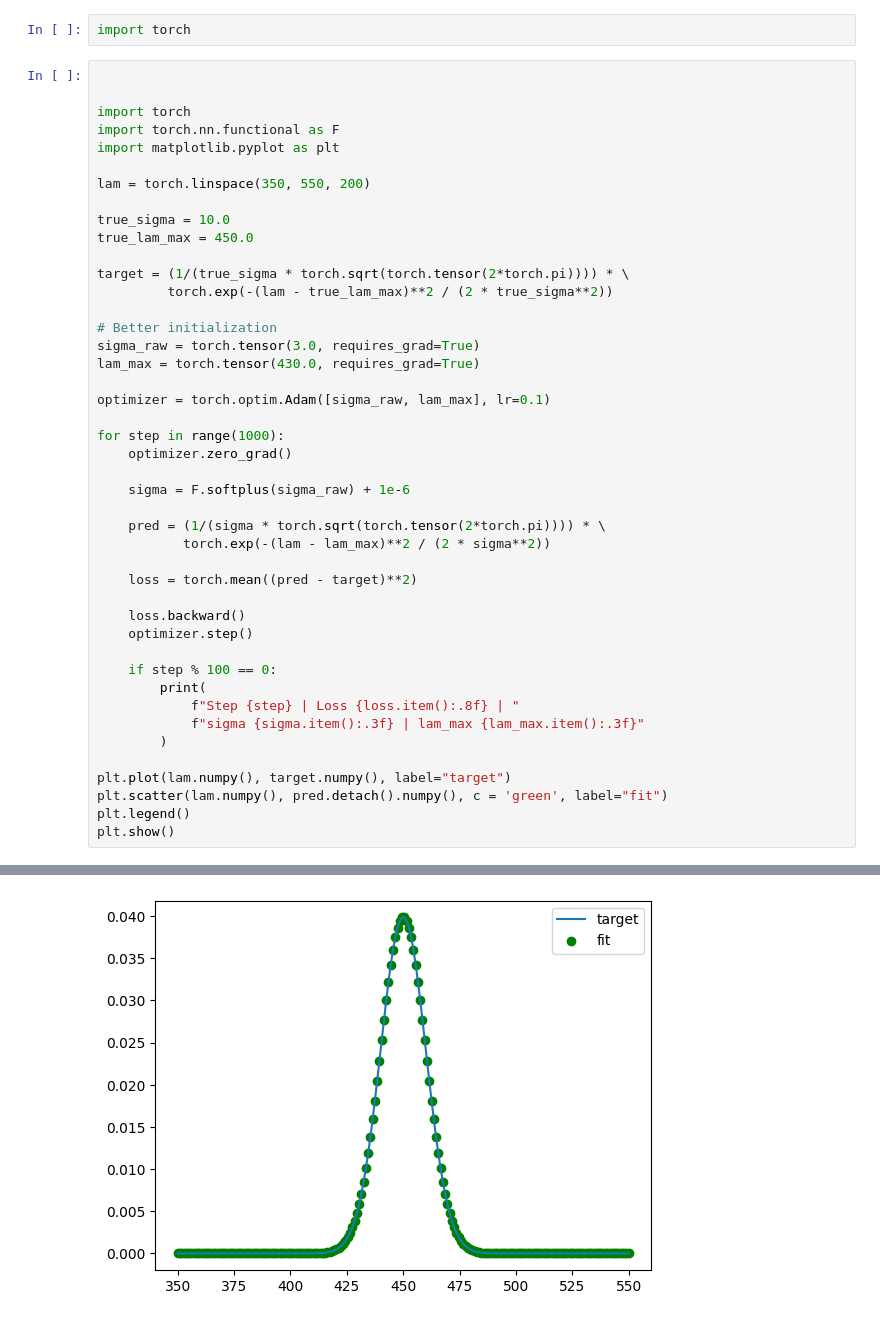
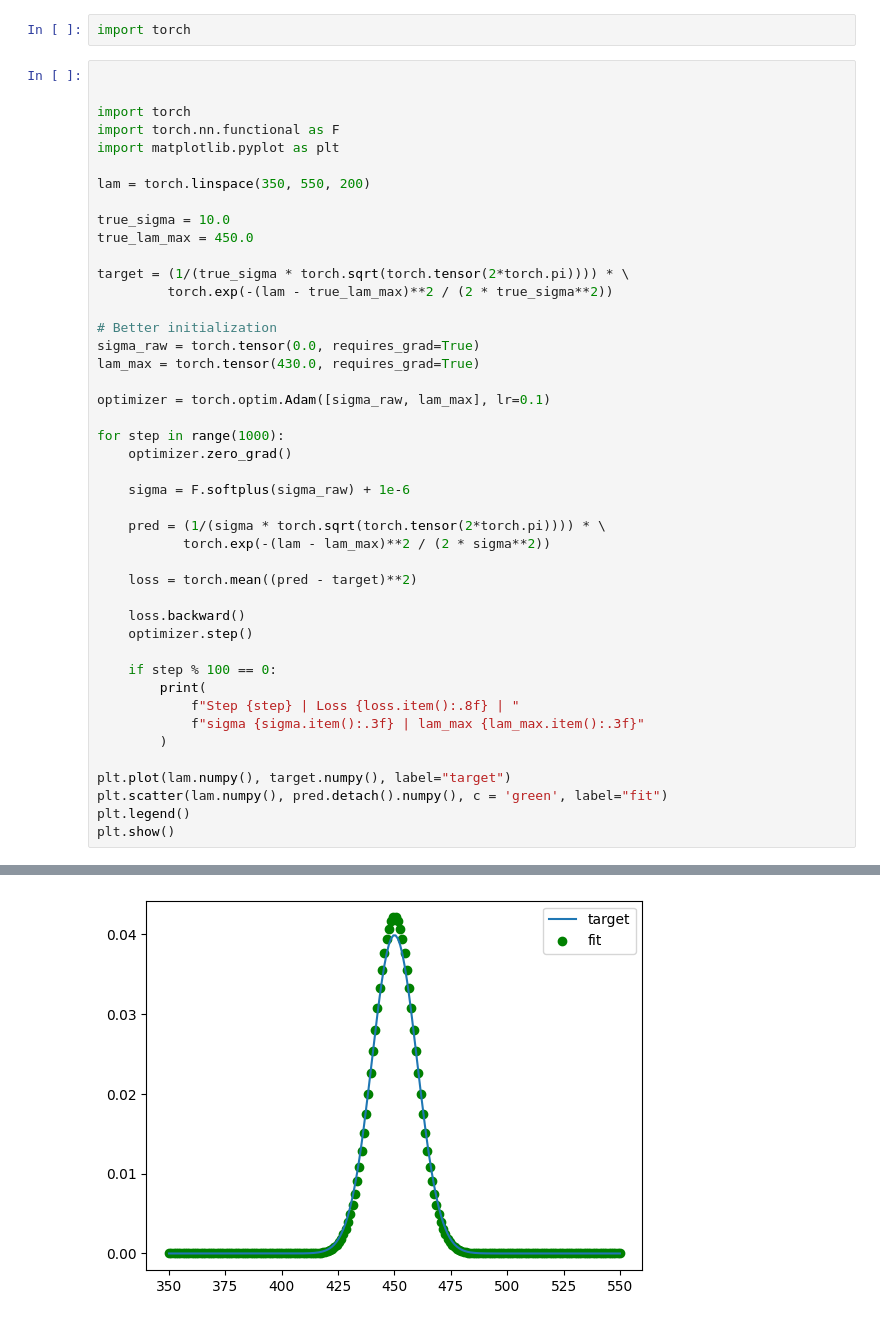
Before and after one commit to natalstein/Spectroelectrochemistry-fitting, a Jupyter notebook: Uv_vis_gradient_dissent.ipynb, the cells around one changed output, grey strips where cells are left out. Saved outputs shown, nothing was run; the diff lists cells and outputs as text.

```diff
--- a/Uv_vis_gradient_dissent.ipynb
+++ b/Uv_vis_gradient_dissent.ipynb
@@ -74,7 +74,7 @@ target = (1/(true_sigma * torch.sqrt(torch.tensor(2*torch.pi)))) * \
          torch.exp(-(lam - true_lam_max)**2 / (2 * true_sigma**2))
 
 # Better initialization
-sigma_raw = torch.tensor(3.0, requires_grad=True)
+sigma_raw = torch.tensor(0.0, requires_grad=True)
 lam_max = torch.tensor(430.0, requires_grad=True)
 
 optimizer = torch.optim.Adam([sigma_raw, lam_max], lr=0.1)
@@ -116 +116 @@ Step 900 | Loss 0.00000000 | sigma 10.000 | lam_max 450.000
-[figure, old version]
+[figure, new version]
```
Also changed, not shown: parts of 1 cell of this notebook.
